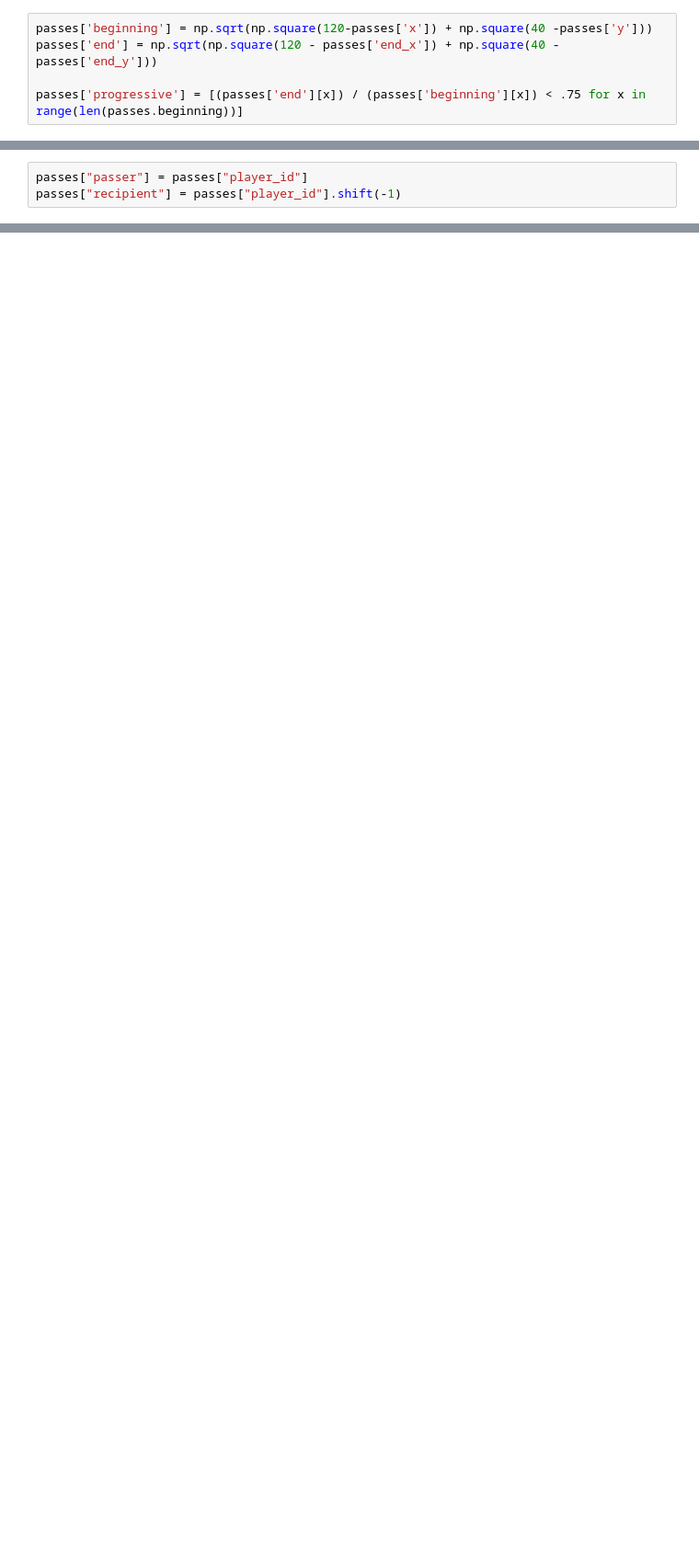
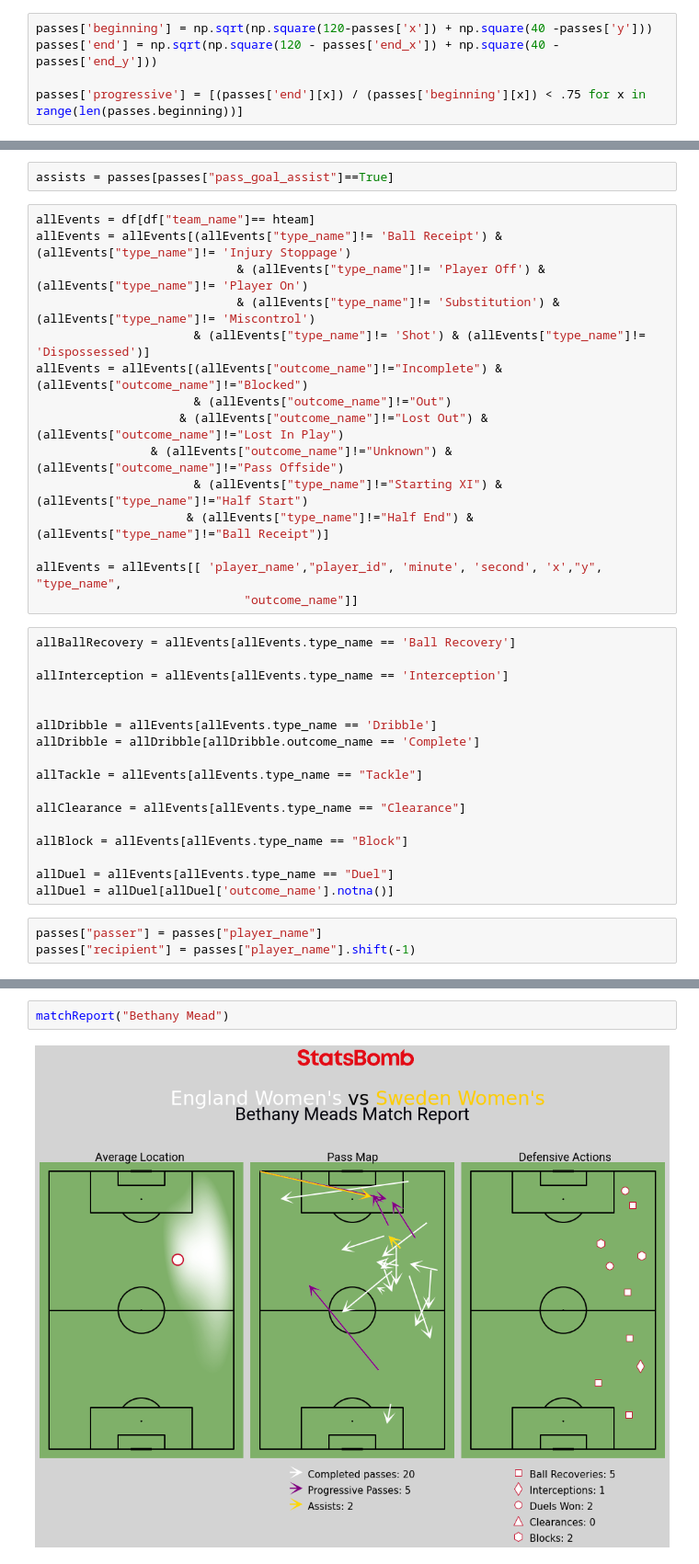
Before and after one commit to AugustSteff/Data-Analysis-in-football, a Jupyter notebook: Womens_euro_2022_analysis/Match_Reports/Match_Report_Beth_Mead_vs_Sweden.ipynb, the cells around one changed output, grey strips where cells are left out. Shown: that part at 92% size. Drawn from its saved outputs; the diff is of its cells as text; blank space fills up the shorter version.

```diff
--- a/Womens_euro_2022_analysis/Match_Reports/Match_Report_Beth_Mead_vs_Sweden.ipynb
+++ b/Womens_euro_2022_analysis/Match_Reports/Match_Report_Beth_Mead_vs_Sweden.ipynb
@@ -191,6 +115,40 @@ countClearance = Clearance.shape[0]
+# %%
+assists = passes[passes["pass_goal_assist"]==True]
+# %%
+allEvents = df[df["team_name"]== hteam]
+allEvents = allEvents[(allEvents["type_name"]!= 'Ball Receipt') & (allEvents["type_name"]!= 'Injury Stoppage')
+                            & (allEvents["type_name"]!= 'Player Off') & (allEvents["type_name"]!= 'Player On')
+                            & (allEvents["type_name"]!= 'Substitution') & (allEvents["type_name"]!= 'Miscontrol')
+                      & (allEvents["type_name"]!= 'Shot') & (allEvents["type_name"]!= 'Dispossessed')]
+allEvents = allEvents[(allEvents["outcome_name"]!="Incomplete") & (allEvents["outcome_name"]!="Blocked")
+                      & (allEvents["outcome_name"]!="Out")
+                    & (allEvents["outcome_name"]!="Lost Out") & (allEvents["outcome_name"]!="Lost In Play")
+                & (allEvents["outcome_name"]!="Unknown") & (allEvents["outcome_name"]!="Pass Offside")
+                      & (allEvents["type_name"]!="Starting XI") & (allEvents["type_name"]!="Half Start")
+                     & (allEvents["type_name"]!="Half End") & (allEvents["type_name"]!="Ball Receipt")]
+
+allEvents = allEvents[[ 'player_name',"player_id", 'minute', 'second', 'x',"y", "type_name",
+                             "outcome_name"]]
+# %%
+allBallRecovery = allEvents[allEvents.type_name == 'Ball Recovery']
+
+allInterception = allEvents[allEvents.type_name == 'Interception']
+
+
+allDribble = allEvents[allEvents.type_name == 'Dribble']
+allDribble = allDribble[allDribble.outcome_name == 'Complete']
+
+allTackle = allEvents[allEvents.type_name == "Tackle"]
+
+allClearance = allEvents[allEvents.type_name == "Clearance"]
+
+allBlock = allEvents[allEvents.type_name == "Block"]
+
+allDuel = allEvents[allEvents.type_name == "Duel"]
+allDuel = allDuel[allDuel['outcome_name'].notna()]
 # %%
-passes["passer"] = passes["player_id"]
-passes["recipient"] = passes["player_id"].shift(-1)
+passes["passer"] = passes["player_name"]
+passes["recipient"] = passes["player_name"].shift(-1)
 # %%
 average_locations = passes.groupby("passer").agg({"x":["mean"], "y": ["mean", "count"]})
 average_locations.columns = ["x","y", "count", ]
@@ -296,0 +300,4 @@ sb_logo.imshow(Statsbomb)
+# %%
+matchReport("Bethany Mead")
+# %% [output]
+[figure, added]
```
Also changed, not shown: parts of 8 cells of this notebook, 4 other files.
